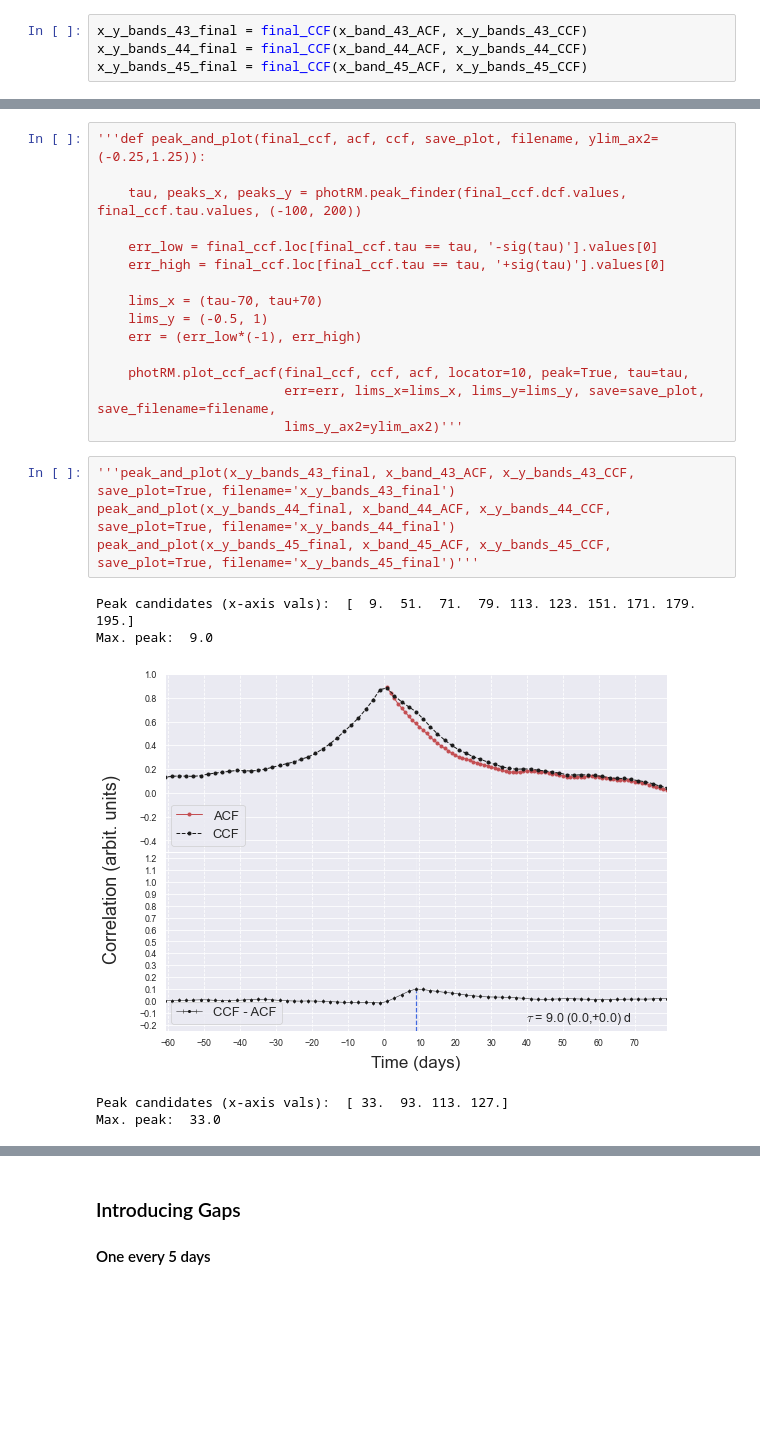
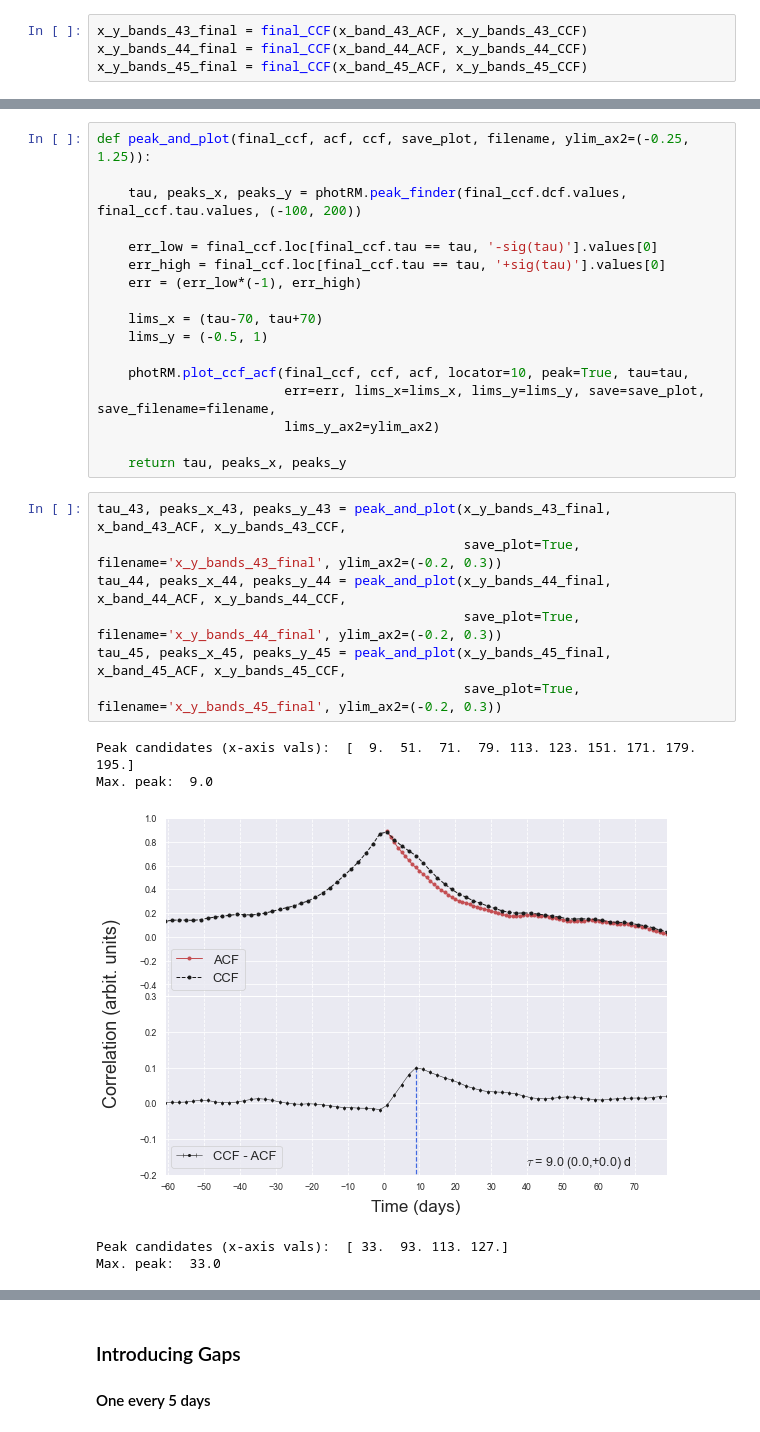
Before and after one commit to NicoGalvarino/AGN_Tutorials_Git, a Jupyter notebook: Tutorial_5_RevMap/RM_tutorial_pyzdcf.ipynb, the cells around one changed output, grey strips where cells are left out. Cells and saved outputs as stored; diff of their text form; blank space fills up the shorter version.

Commit message:
L vs BLR size plot & re-plotting others

```diff
--- a/Tutorial_5_RevMap/RM_tutorial_pyzdcf.ipynb
+++ b/Tutorial_5_RevMap/RM_tutorial_pyzdcf.ipynb
@@ -340,25 +355,30 @@ File ./output_PLIKE/PLIKE_output_art_lcs.csv writen
 # %%
-'''def peak_and_plot(final_ccf, acf, ccf, save_plot, filename, ylim_ax2=(-0.25,1.25)):
+def peak_and_plot(final_ccf, acf, ccf, save_plot, filename, ylim_ax2=(-0.25, 1.25)):
 
     tau, peaks_x, peaks_y = photRM.peak_finder(final_ccf.dcf.values, final_ccf.tau.values, (-100, 200))
 
     err_low = final_ccf.loc[final_ccf.tau == tau, '-sig(tau)'].values[0]
     err_high = final_ccf.loc[final_ccf.tau == tau, '+sig(tau)'].values[0]
+    err = (err_low*(-1), err_high)
 
     lims_x = (tau-70, tau+70)
     lims_y = (-0.5, 1)
-    err = (err_low*(-1), err_high)
 
     photRM.plot_ccf_acf(final_ccf, ccf, acf, locator=10, peak=True, tau=tau,
                         err=err, lims_x=lims_x, lims_y=lims_y, save=save_plot, save_filename=filename,
-                        lims_y_ax2=ylim_ax2)'''
+                        lims_y_ax2=ylim_ax2)
+
+    return tau, peaks_x, peaks_y
 # %%
-'''peak_and_plot(x_y_bands_43_final, x_band_43_ACF, x_y_bands_43_CCF, save_plot=True, filename='x_y_bands_43_final')
-peak_and_plot(x_y_bands_44_final, x_band_44_ACF, x_y_bands_44_CCF, save_plot=True, filename='x_y_bands_44_final')
-peak_and_plot(x_y_bands_45_final, x_band_45_ACF, x_y_bands_45_CCF, save_plot=True, filename='x_y_bands_45_final')'''
+tau_43, peaks_x_43, peaks_y_43 = peak_and_plot(x_y_bands_43_final, x_band_43_ACF, x_y_bands_43_CCF,
+                                               save_plot=True, filename='x_y_bands_43_final', ylim_ax2=(-0.2, 0.3))
+tau_44, peaks_x_44, peaks_y_44 = peak_and_plot(x_y_bands_44_final, x_band_44_ACF, x_y_bands_44_CCF,
+                                               save_plot=True, filename='x_y_bands_44_final', ylim_ax2=(-0.2, 0.3))
+tau_45, peaks_x_45, peaks_y_45 = peak_and_plot(x_y_bands_45_final, x_band_45_ACF, x_y_bands_45_CCF,
+                                               save_plot=True, filename='x_y_bands_45_final', ylim_ax2=(-0.2, 0.3))
 # %% [output]
 Peak candidates (x-axis vals):  [  9.  51.  71.  79. 113. 123. 151. 171. 179. 195.]
 Max. peak:  9.0
-[figure, old version]
+[figure, new version]
 Peak candidates (x-axis vals):  [ 33.  93. 113. 127.]
 Max. peak:  33.0
```
Also changed, not shown: parts of 12 cells of this notebook, 19 other files.
